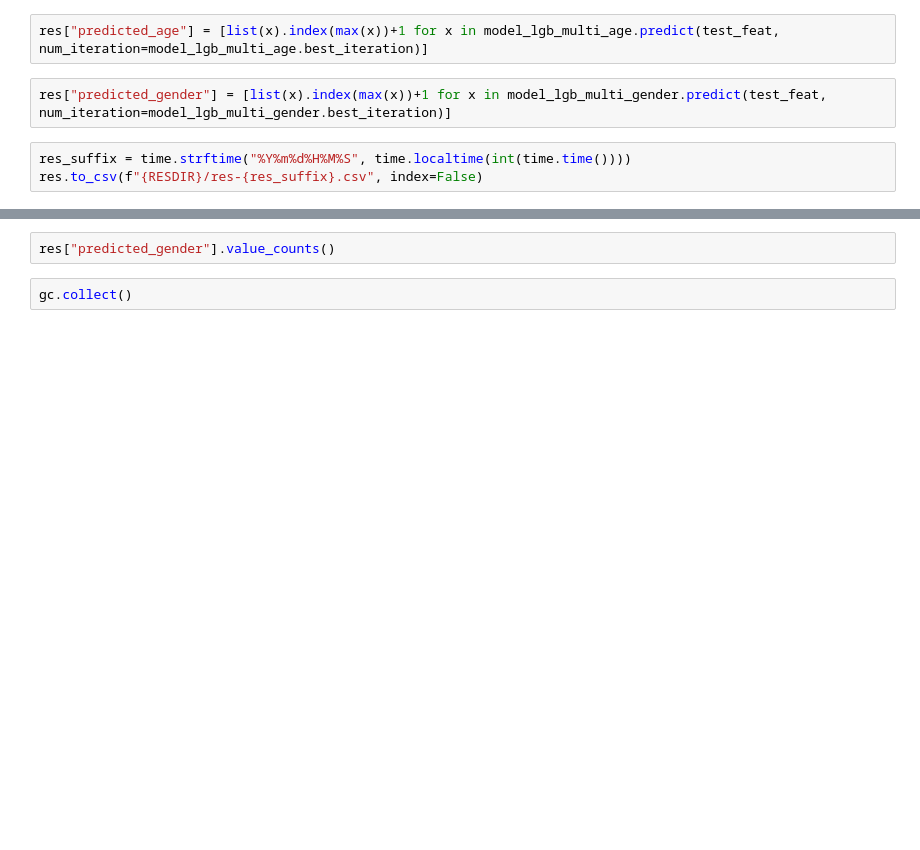
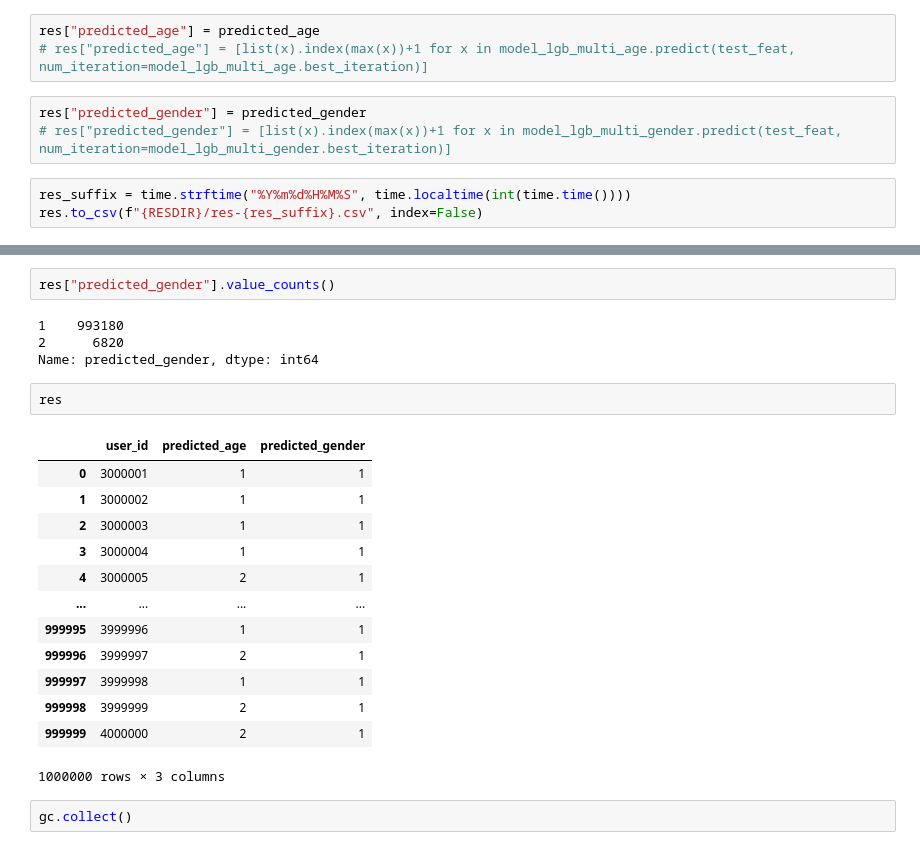
Before and after one commit to etveritas/taac20, a Jupyter notebook: assists.ipynb, the cells around one changed output, grey strips where cells are left out. Cells and saved outputs as stored; diff of their text form; blank space fills up the shorter version.

```diff
--- a/assists.ipynb
+++ b/assists.ipynb
@@ -812,9 +850,11 @@ res = test_feat[[UID]]
 # %%
 test_feat.drop(UID, axis=1, inplace=True)
 # %%
-res["predicted_age"] = [list(x).index(max(x))+1 for x in model_lgb_multi_age.predict(test_feat, num_iteration=model_lgb_multi_age.best_iteration)]
+res["predicted_age"] = predicted_age
+# res["predicted_age"] = [list(x).index(max(x))+1 for x in model_lgb_multi_age.predict(test_feat, num_iteration=model_lgb_multi_age.best_iteration)]
 # %%
-res["predicted_gender"] = [list(x).index(max(x))+1 for x in model_lgb_multi_gender.predict(test_feat, num_iteration=model_lgb_multi_gender.best_iteration)]
+res["predicted_gender"] = predicted_gender
+# res["predicted_gender"] = [list(x).index(max(x))+1 for x in model_lgb_multi_gender.predict(test_feat, num_iteration=model_lgb_multi_gender.best_iteration)]
 # %%
 res_suffix = time.strftime("%Y%m%d%H%M%S", time.localtime(int(time.time())))
 res.to_csv(f"{RESDIR}/res-{res_suffix}.csv", index=False)
@@ -823,5 +872,25 @@ res["predicted_age"].value_counts()
 # %%
 res["predicted_gender"].value_counts()
+# %% [output]
+1    993180
+2      6820
+Name: predicted_gender, dtype: int64
+# %%
+res
+# %% [output]
+|  | user_id | predicted_age | predicted_gender |
+| 0 | 3000001 | 1 | 1 |
+| 1 | 3000002 | 1 | 1 |
+| 2 | 3000003 | 1 | 1 |
+| 3 | 3000004 | 1 | 1 |
+| 4 | 3000005 | 2 | 1 |
+| ... | ... | ... | ... |
+| 999995 | 3999996 | 1 | 1 |
+| 999996 | 3999997 | 2 | 1 |
+| 999997 | 3999998 | 1 | 1 |
+| 999998 | 3999999 | 2 | 1 |
+| 999999 | 4000000 | 2 | 1 |
+1000000 rows × 3 columns
 # %%
 gc.collect()
 # %% [markdown]
```
Also changed, not shown: parts of 15 cells of this notebook.
